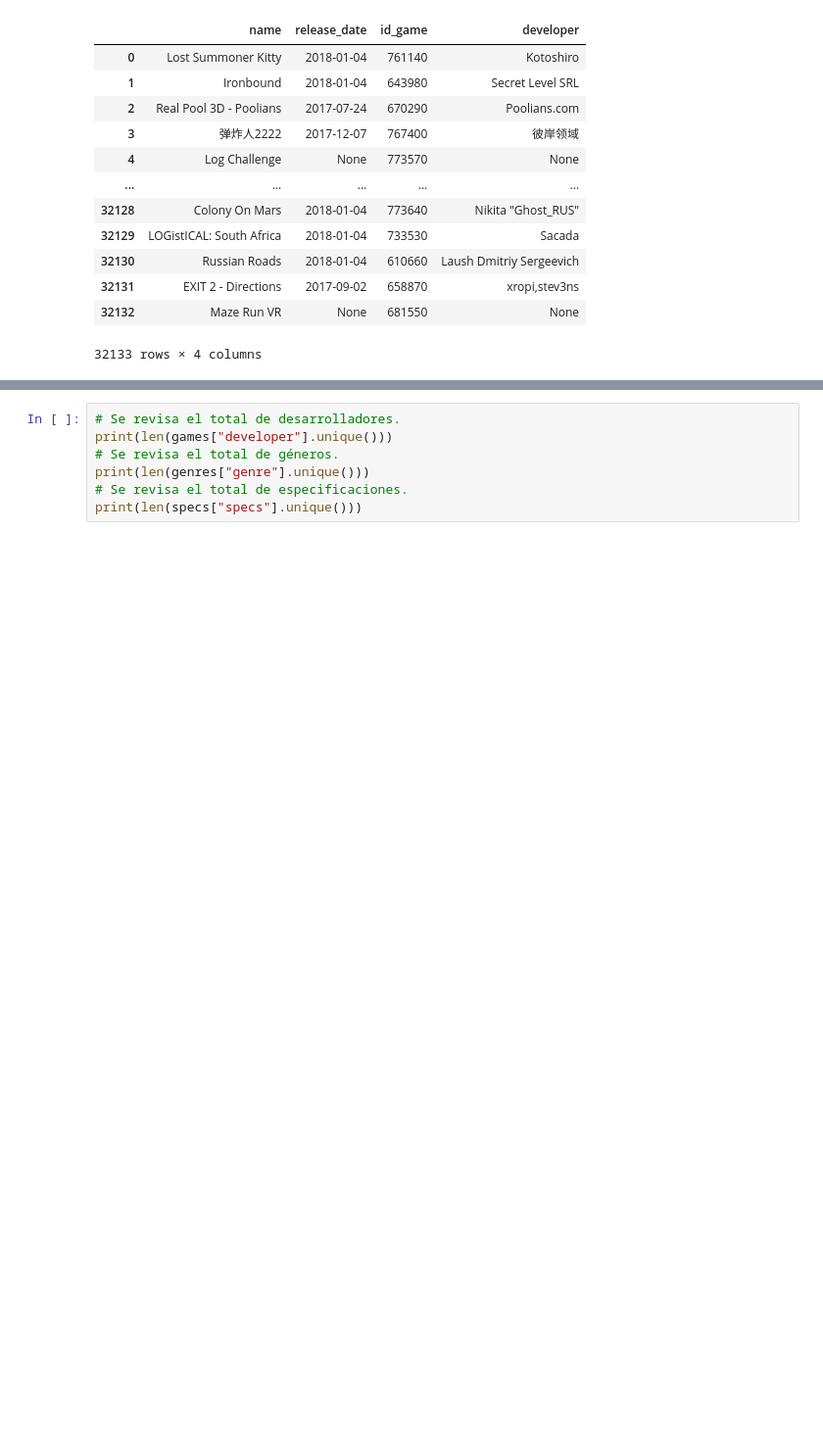
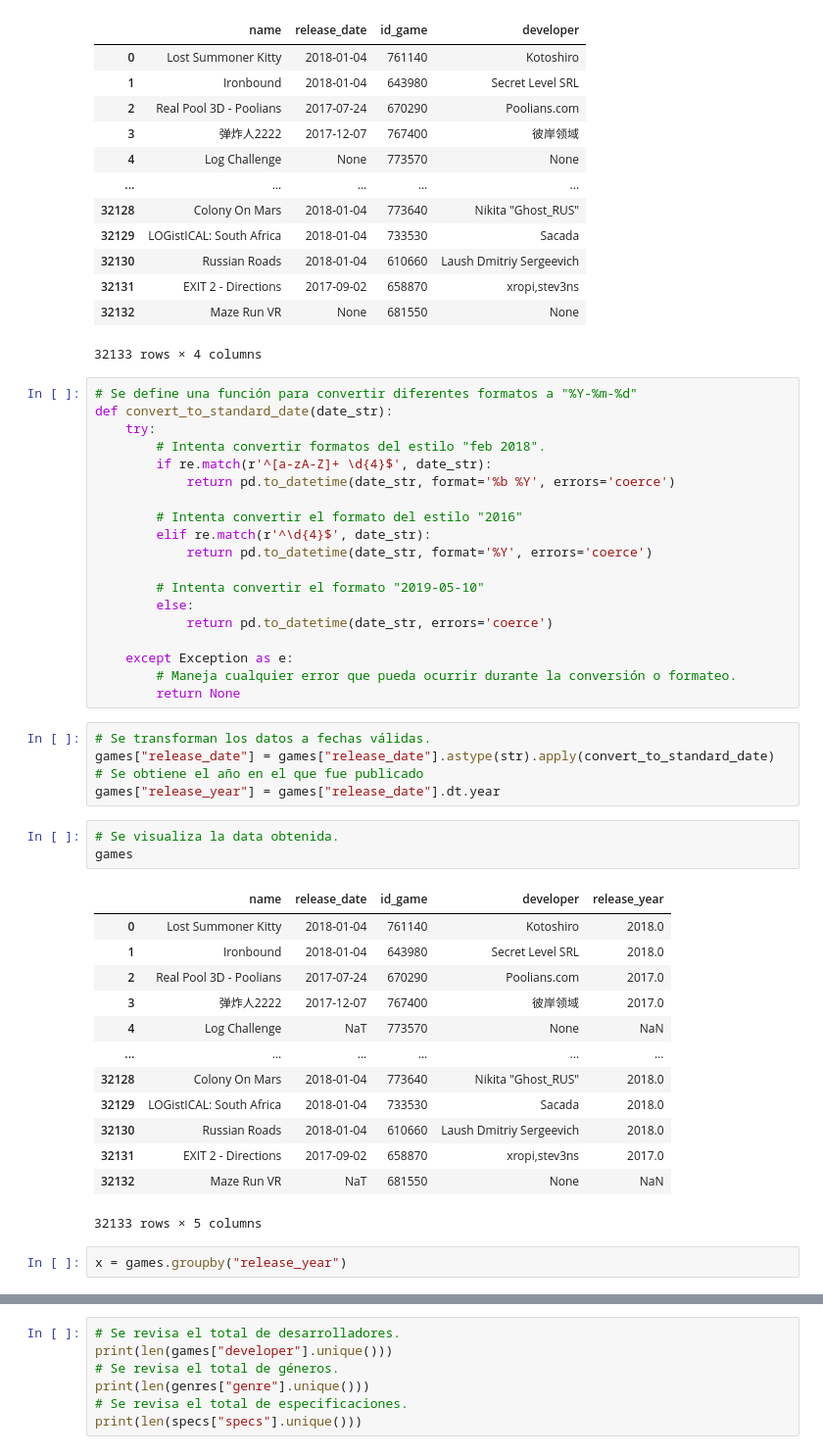
Before and after one commit to DaAnMaGi/PI_ML_OPS, a Jupyter notebook: formulacion/formulacion_datos.ipynb, the cells around one changed output, grey strips where cells are left out. Shown at 98% size. Cells and saved outputs as stored; diff of their text form; blank space fills up the shorter version.

```diff
--- a/formulacion/formulacion_datos.ipynb
+++ b/formulacion/formulacion_datos.ipynb
@@ -592,3 +606,46 @@ games
 | 32131 | EXIT 2 - Directions | 2017-09-02 | 658870 | xropi,stev3ns |
 | 32132 | Maze Run VR | None | 681550 | None |
 32133 rows × 4 columns
+# %%
+# Se define una función para convertir diferentes formatos a "%Y-%m-%d"
+def convert_to_standard_date(date_str):
+    try:
+        # Intenta convertir formatos del estilo "feb 2018".
+        if re.match(r'^[a-zA-Z]+ \d{4}$', date_str):
+            return pd.to_datetime(date_str, format='%b %Y', errors='coerce')
+
+        # Intenta convertir el formato del estilo "2016"
+        elif re.match(r'^\d{4}$', date_str):
+            return pd.to_datetime(date_str, format='%Y', errors='coerce')
+
+        # Intenta convertir el formato "2019-05-10"
+        else:
+            return pd.to_datetime(date_str, errors='coerce')
+
+    except Exception as e:
+        # Maneja cualquier error que pueda ocurrir durante la conversión o formateo.
+        return None
+# %%
+# Se transforman los datos a fechas válidas.
+games["release_date"] = games["release_date"].astype(str).apply(convert_to_standard_date)
+# Se obtiene el año en el que fue publicado
+games["release_year"] = games["release_date"].dt.year
+# %%
+# Se visualiza la data obtenida.
+games
+# %% [output]
+|  | name | release_date | id_game | developer | release_year |
+| 0 | Lost Summoner Kitty | 2018-01-04 | 761140 | Kotoshiro | 2018.0 |
+| 1 | Ironbound | 2018-01-04 | 643980 | Secret Level SRL | 2018.0 |
+| 2 | Real Pool 3D - Poolians | 2017-07-24 | 670290 | Poolians.com | 2017.0 |
+| 3 | 弹炸人2222 | 2017-12-07 | 767400 | 彼岸领域 | 2017.0 |
+| 4 | Log Challenge | NaT | 773570 | None | NaN |
+| ... | ... | ... | ... | ... | ... |
+| 32128 | Colony On Mars | 2018-01-04 | 773640 | Nikita "Ghost_RUS" | 2018.0 |
+| 32129 | LOGistICAL: South Africa | 2018-01-04 | 733530 | Sacada | 2018.0 |
+| 32130 | Russian Roads | 2018-01-04 | 610660 | Laush Dmitriy Sergeevich | 2018.0 |
+| 32131 | EXIT 2 - Directions | 2017-09-02 | 658870 | xropi,stev3ns | 2017.0 |
+| 32132 | Maze Run VR | NaT | 681550 | None | NaN |
+32133 rows × 5 columns
+# %%
+x = games.groupby("release_year")
```
Also changed, not shown: parts of 10 cells of this notebook.
